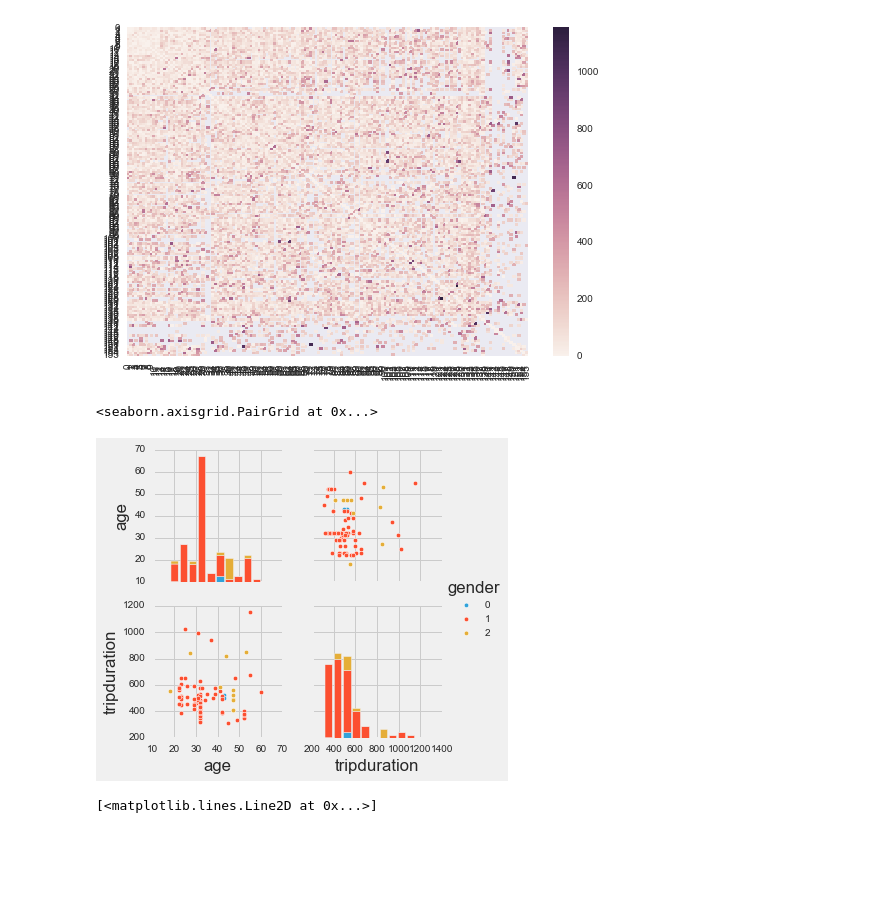
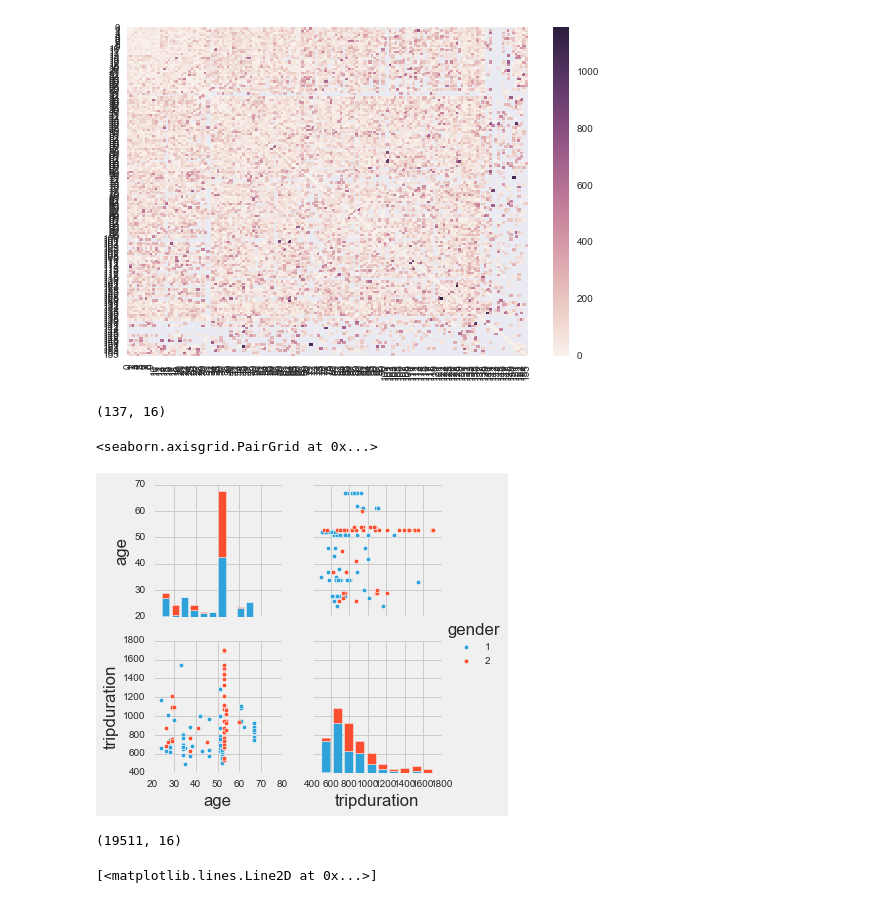
Before and after one commit to mattgiamou/hubway, a Jupyter notebook: hubway/hubway_visualization.ipynb, the cells around one changed output. Saved outputs shown, nothing was run; the diff lists cells and outputs as text; code cells hidden in the pictures; blank space fills up the shorter version.

```diff
--- a/hubway/hubway_visualization.ipynb
+++ b/hubway/hubway_visualization.ipynb
@@ -99,12 +100,36 @@ sns.heatmap(time_matrix_diff)
 # %%
 # Get time of day involved as well
 trips_valid = trips[trips['age'] > 0][trips['tripduration'] < 2000]
-trips_valid = trips_valid[trips_valid['start station id']==23]
-trips_valid = trips_valid[trips_valid['end station id'] == 24]
+# trips_valid = trips_valid[trips_valid['start station id']==23]
+# trips_valid = trips_valid[trips_valid['end station id'] == 24]
+trips_valid = trips_valid[trips_valid['start station id']==109]
+trips_valid = trips_valid[trips_valid['end station id'] == 141]
+# Might not have enough data to show traffic every 10-20 mins
+print(trips_valid.shape)
 sns.pairplot(trips_valid.loc[:,('age', 'tripduration', 'gender')], vars=('age', 'tripduration'), hue='gender')
 # %% [output]
-<seaborn.axisgrid.PairGrid at 0x...>
+(137, 16)
+<seaborn.axisgrid.PairGrid at 0x...>
-[figure, old version]
+[figure, new version]
+# %%
+# Remove outlier trips
+max_time = 2000
+min_time = 60
+trips_inlier = trips[trips['tripduration'] <= max_time]
+trips_inlier = trips_inlier[trips_inlier['tripduration'] >= min_time]
+
+# Make a time index
+time_index = pd.DatetimeIndex(trips_inlier['starttime'])
+trips_test = trips_inlier.iloc[time_index.indexer_between_time('16:00', '16:15')]
+print(trips_test.shape)
+
+# Compute average speed of customers with which to relate distance
+# and trip duration (on inlier trips dataset)
+
+
+# Compute mean and variance for trip duration
+# %% [output]
+(19511, 16)
 # %%
 ## Plot locations with geoplotlib
 # gp.voronoi(stations, line_color='b')
```
Also changed, not shown: parts of 1 cell of this notebook, 2 other files.
